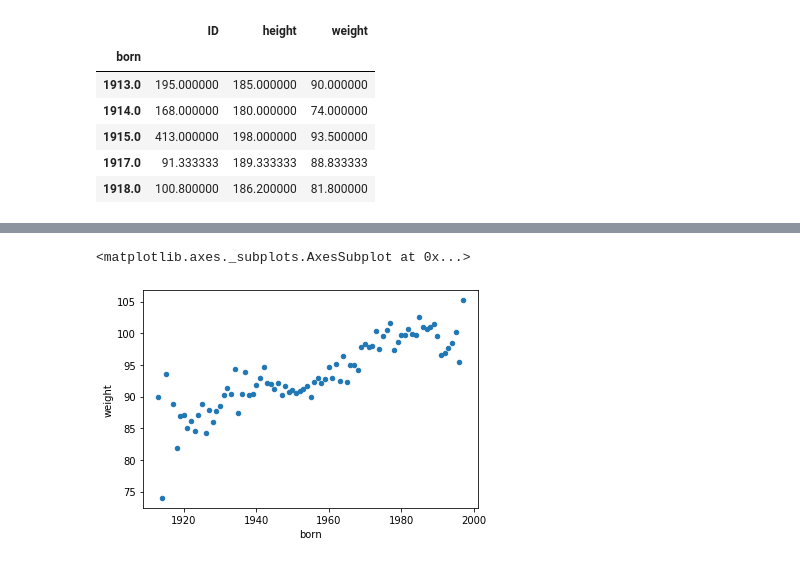
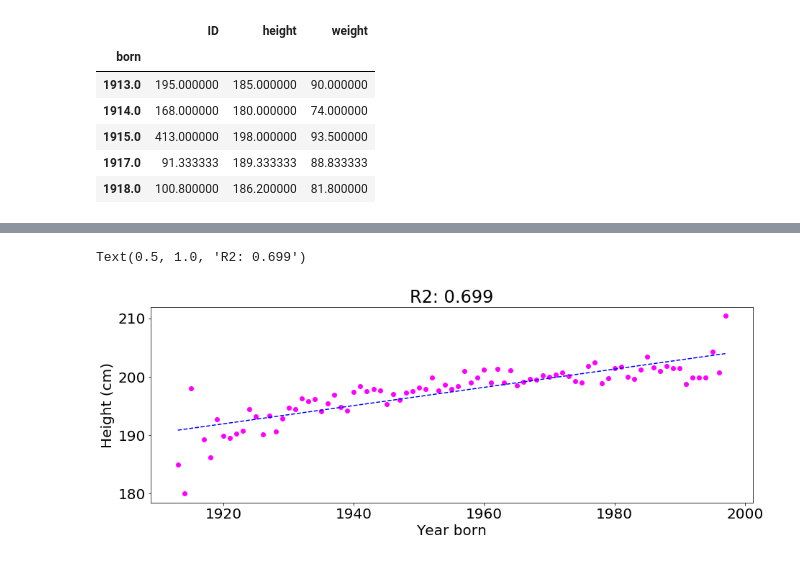
Before and after one commit to brentwilder/NBAplayers, a Jupyter notebook: NBA.ipynb, the cells around one changed output, grey strips where cells are left out. Cells and saved outputs as stored; diff of their text form; code cells hidden in the pictures.

```diff
--- a/NBA.ipynb
+++ b/NBA.ipynb
@@ -200,7 +193,18 @@ group.plot.scatter(x='born',y='height')
-# %%
-# Note to self come back to this make look nicer
-group['born'] = group.index;
-group.plot.scatter(x='born',y='weight')
-# %% [output]
-<matplotlib.axes._subplots.AxesSubplot at 0x...>
-[figure, removed]
+# %%
+from sklearn.metrics import r2_score
+group['born'] = group.index;
+plt.rcParams.update({'font.size': 20})
+fig,ax = plt.subplots()
+fig.set_size_inches(15, 5)
+x = group['born']
+y = group['height']
+ax.scatter(x=x,y=y,color='magenta')
+ax.set_ylabel('Height (cm)')
+ax.set_xlabel('Year born')
+z = np.polyfit(x, y, 1)
+p = np.poly1d(z)
+plt.plot(x,p(x),"b--")
+ax.set_title('R2: ' + str(np.round(r2_score(y, p(x)),3)))
+# %% [output]
+Text(0.5, 1.0, 'R2: 0.699')
+[figure, added]
```
Also changed, not shown: parts of 8 cells of this notebook, 1 other file.
